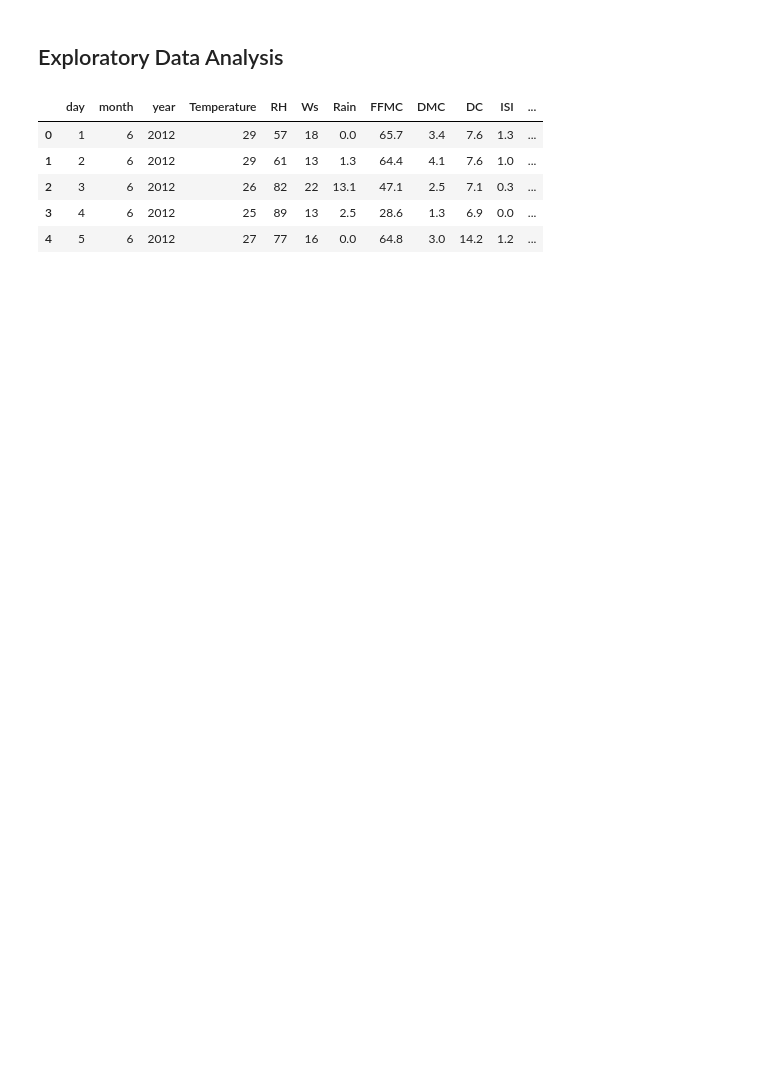
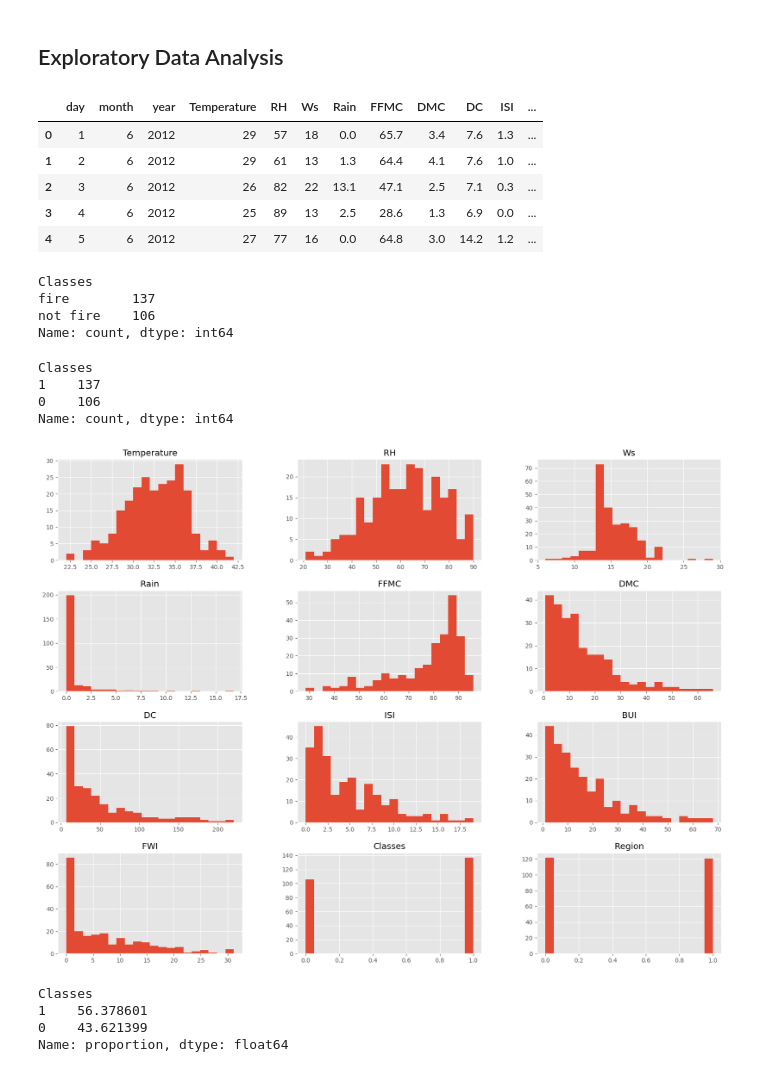
Before and after one commit to jasjeev013/ML_Learning, a Jupyter notebook: 28 - Ridge,Lasso,ElasticNet ML Algorithms/AlgerianForestFire.ipynb, the cells around one changed output. Drawn from its saved outputs; the diff is of its cells as text; code cells hidden in the pictures; blank space fills up the shorter version.

```diff
--- a/28 - Ridge,Lasso,ElasticNet ML Algorithms/AlgerianForestFire.ipynb
+++ b/28 - Ridge,Lasso,ElasticNet ML Algorithms/AlgerianForestFire.ipynb
@@ -141,3 +133,5 @@ df['FWI'] = df['FWI'].astype(float)
 df.rename(columns={' RH': 'RH', ' Ws': 'Ws','Rain ':'Rain', 'Classes  ': 'Classes'},inplace=True)
 # %%
 df['Classes'] = df['Classes'].str.strip()
+# %%
+df['Classes'] = df['Classes'].replace({'fire': 1, 'not fire': 0})
@@ -154,3 +155,34 @@ df.head()
 | 2 | 3 | 6 | 2012 | 26 | 82 | 22 | 13.1 | 47.1 | 2.5 | 7.1 | 0.3 | ... |
 | 3 | 4 | 6 | 2012 | 25 | 89 | 13 | 2.5 | 28.6 | 1.3 | 6.9 | 0.0 | ... |
 | 4 | 5 | 6 | 2012 | 27 | 77 | 16 | 0.0 | 64.8 | 3.0 | 14.2 | 1.2 | ... |
+# %%
+df1 = df.drop(['day','month','year'], axis=1)
+# %%
+df1['Classes'].value_counts()
+# %% [output]
+Classes
+fire        137
+not fire    106
+Name: count, dtype: int64
+# %%
+df1['Classes'] = df1['Classes'].replace({'fire': 1, 'not fire': 0})
+# %%
+df1['Classes'].value_counts()
+# %% [output]
+Classes
+1    137
+0    106
+Name: count, dtype: int64
+# %%
+plt.style.use('ggplot')
+df1.hist(bins=20, figsize=(20,15))
+plt.show()
+# %% [output]
+[figure, added]
+# %%
+df1['Classes'].value_counts(normalize=True)*100
+# %% [output]
+Classes
+1    56.378601
+0    43.621399
+Name: proportion, dtype: float64
```
Also changed, not shown: parts of 7 cells of this notebook, 3 other files.
